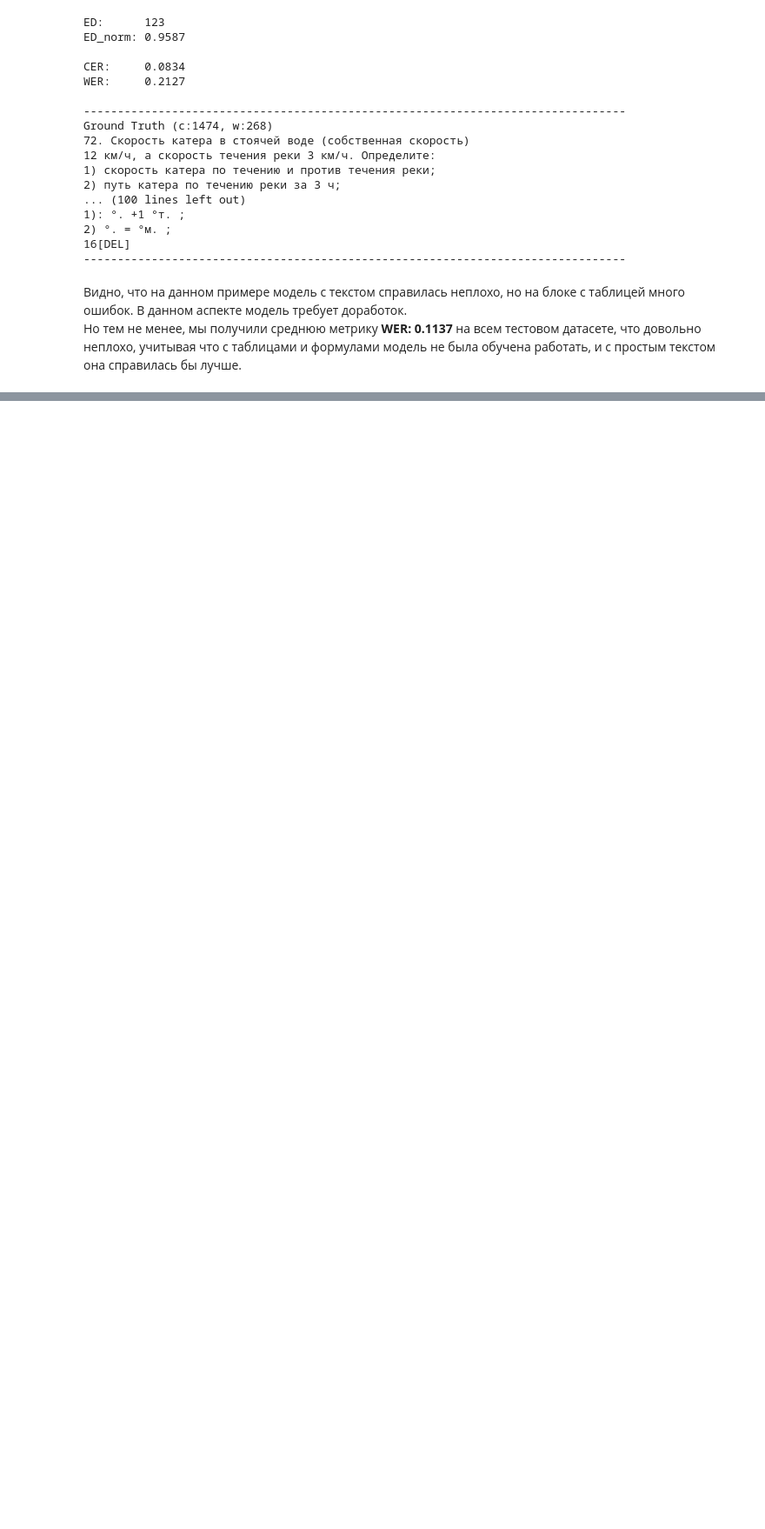
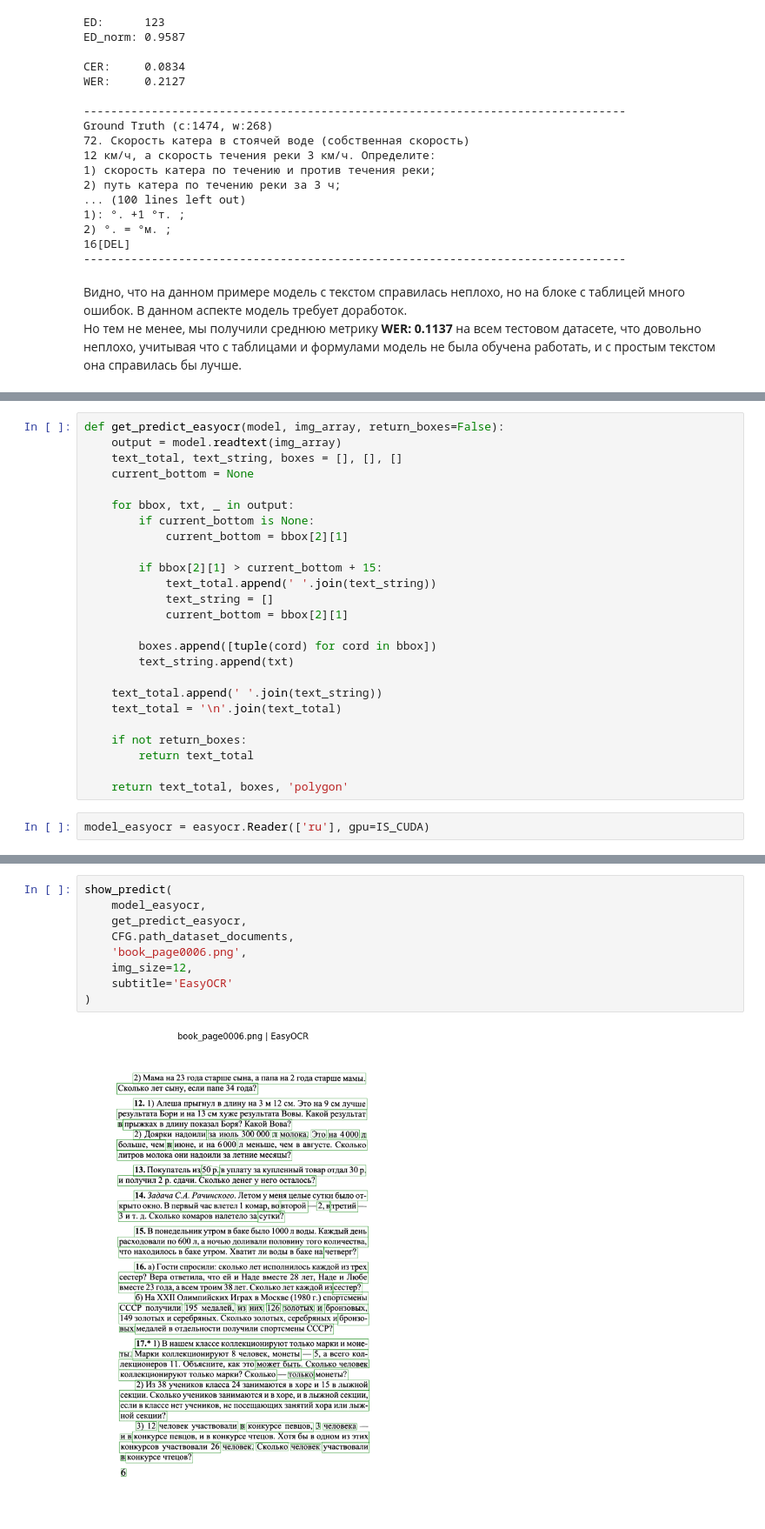
Before and after one commit to aufflammen/ocr_cyrillic, a Jupyter notebook: ocr_cyrillic.ipynb, the cells around one changed output, grey strips where cells are left out. Shown at 87% size. Cells and saved outputs as stored; diff of their text form; blank space fills up the shorter version.

```diff
--- a/ocr_cyrillic.ipynb
+++ b/ocr_cyrillic.ipynb
@@ -370,0 +422,27 @@ Ground Truth (c:1474, w:268)
+# %%
+def get_predict_easyocr(model, img_array, return_boxes=False):
+    output = model.readtext(img_array)
+    text_total, text_string, boxes = [], [], []
+    current_bottom = None
+
+    for bbox, txt, _ in output:
+        if current_bottom is None:
+            current_bottom = bbox[2][1]
+
+        if bbox[2][1] > current_bottom + 15:
+            text_total.append(' '.join(text_string))
+            text_string = []
+            current_bottom = bbox[2][1]
+
+        boxes.append([tuple(cord) for cord in bbox])
+        text_string.append(txt)
+
+    text_total.append(' '.join(text_string))
+    text_total = '\n'.join(text_total)
+
+    if not return_boxes:
+        return text_total
+
+    return text_total, boxes, 'polygon'
+# %%
+model_easyocr = easyocr.Reader(['ru'], gpu=IS_CUDA)
@@ -370,0 +464,11 @@ Ground Truth (c:1474, w:268)
+# %%
+show_predict(
+    model_easyocr,
+    get_predict_easyocr,
+    CFG.path_dataset_documents,
+    'book_page0006.png',
+    img_size=12,
+    subtitle='EasyOCR'
+)
+# %% [output]
+[figure, added]
```
Also changed, not shown: parts of 41 cells of this notebook, 1 other file.
